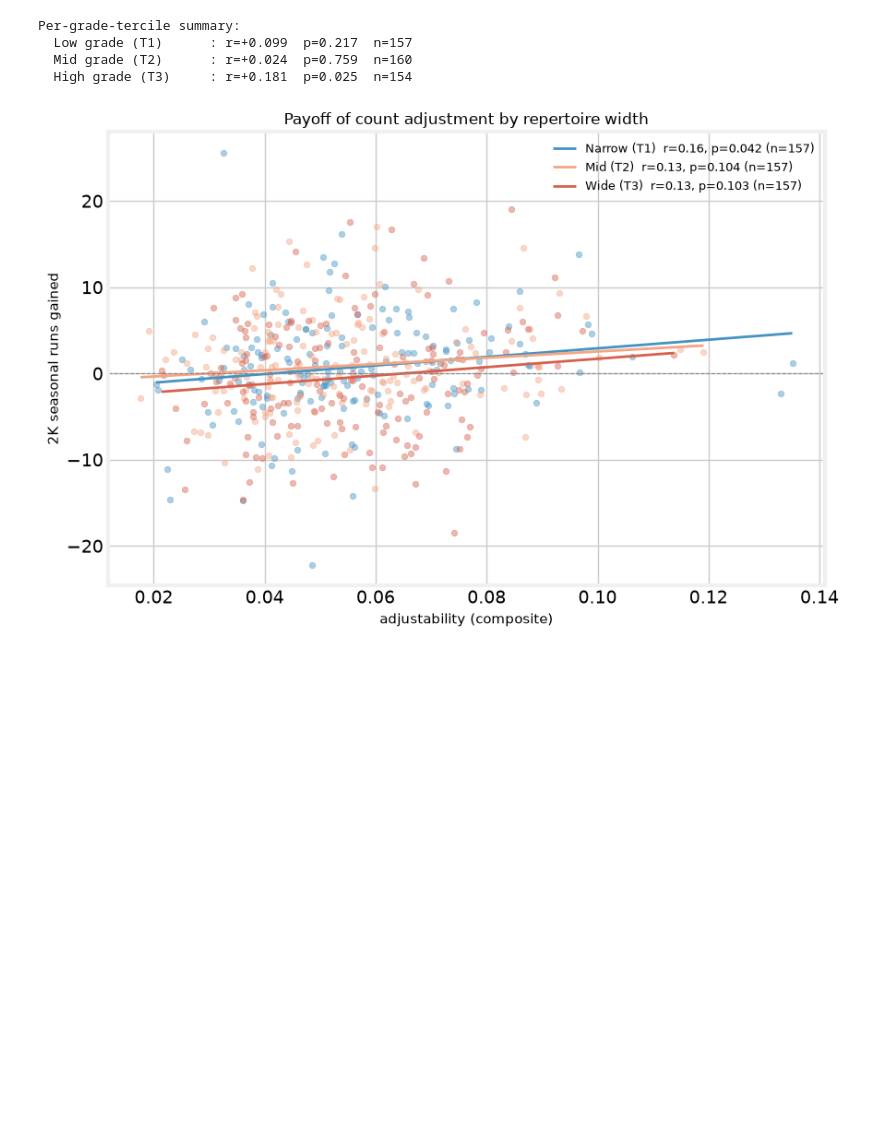
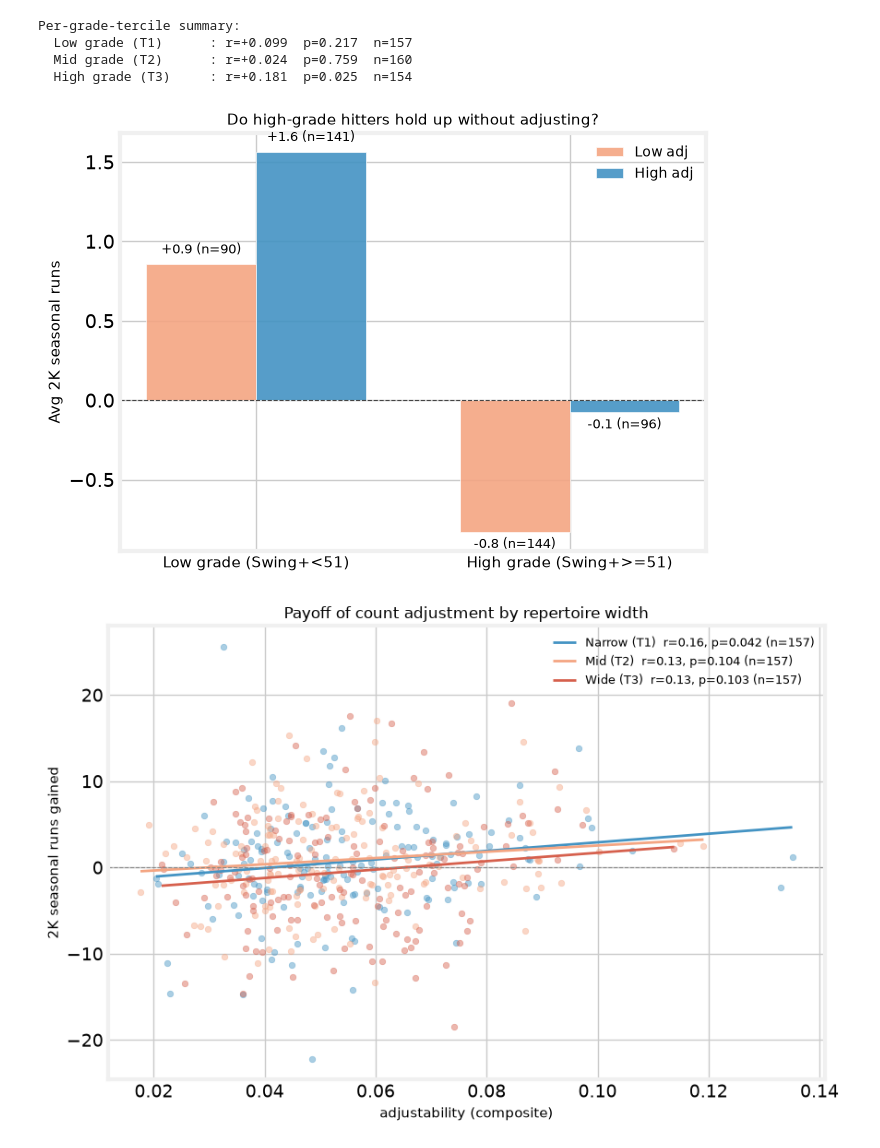
Before and after one commit to theoauyeung/swing_repetoire, a Jupyter notebook: src/optimal_adj_policy.ipynb, the cells around one changed output. Cells and saved outputs as stored; diff of their text form; code cells hidden in the pictures; blank space fills up the shorter version.

```diff
--- a/src/optimal_adj_policy.ipynb
+++ b/src/optimal_adj_policy.ipynb
@@ -154,6 +154,46 @@ Per-grade-tercile summary:
   Low grade (T1)      : r=+0.099  p=0.217  n=157
   Mid grade (T2)      : r=+0.024  p=0.759  n=160
   High grade (T3)     : r=+0.181  p=0.025  n=154
+# %%
+grade_med = df["primary_grade"].median()
+adj_med   = df["adjustability"].median()
+df["grade_bin"] = np.where(df["primary_grade"] >= grade_med,
+                            "High grade (Swing+>=51)", "Low grade (Swing+<51)")
+df["adj_bin"]   = np.where(df["adjustability"] >= adj_med, "High adj", "Low adj")
+
+summary = (df.groupby(["grade_bin", "adj_bin"], observed=True)["season_runs_2k"]
+             .agg(mean="mean", n="count").reset_index())
+
+GRADE_ORDER = ["Low grade (Swing+<51)", "High grade (Swing+>=51)"]
+ADJ_ORDER   = ["Low adj", "High adj"]
+ADJ_COLORS  = {"Low adj": "#f4a582", "High adj": "#4393c3"}
+
+with plt.style.context(FT):
+    fig, ax = plt.subplots(figsize=(7, 5))
+    x = np.arange(len(GRADE_ORDER))
+    width = 0.35
+    for j, adj in enumerate(ADJ_ORDER):
+        subset = summary[summary["adj_bin"] == adj].set_index("grade_bin")
+        vals = [subset.loc[g, "mean"] if g in subset.index else 0 for g in GRADE_ORDER]
+        ns   = [int(subset.loc[g, "n"]) if g in subset.index else 0 for g in GRADE_ORDER]
+        bars = ax.bar(x + (j - 0.5) * width, vals, width, label=adj,
+                      color=ADJ_COLORS[adj], edgecolor="white", alpha=0.9)
+        for bar, v, n in zip(bars, vals, ns):
+            label_str = f"{v:+.1f} (n={n})"
+            ypos = v + (0.05 if v >= 0 else -0.12)
+            ax.text(bar.get_x() + bar.get_width() / 2, ypos,
+                    label_str, ha="center", va="bottom", fontsize=9)
+    ax.axhline(0, color="#444", lw=0.8, ls="--")
+    ax.set_xticks(x)
+    ax.set_xticklabels(GRADE_ORDER, fontsize=11)
+    ax.set_ylabel("Avg 2K seasonal runs", fontsize=11)
+    ax.set_title("Do high-grade hitters hold up without adjusting?", fontsize=11)
+    ax.legend(frameon=False, fontsize=10)
+    fig.tight_layout()
+    fig.savefig(plot_path("adj_policy_grade_adj_2x2.png"), dpi=130)
+    plt.show()
+# %% [output]
+[figure, added]
 # %%
 df['rep_tercile'] = pd.qcut(df['repertoire_pctile'], 3,
                               labels=['Narrow (T1)', 'Mid (T2)', 'Wide (T3)'])
```
Also changed, not shown: 1 other file.
